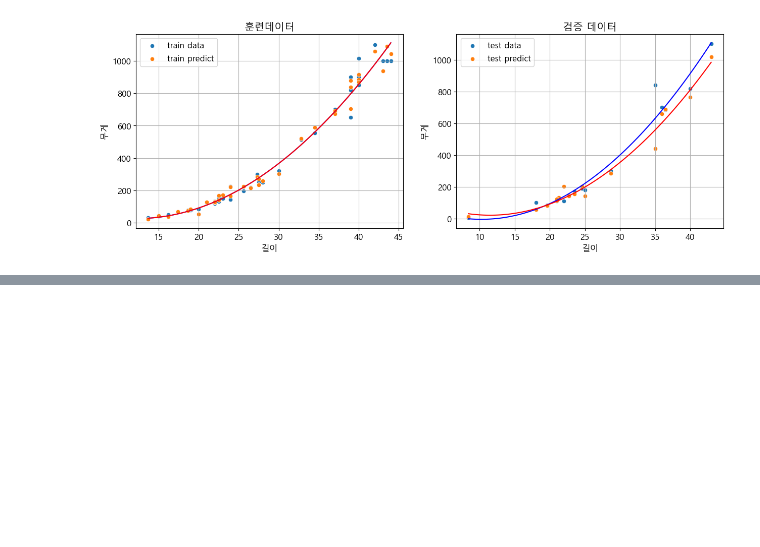
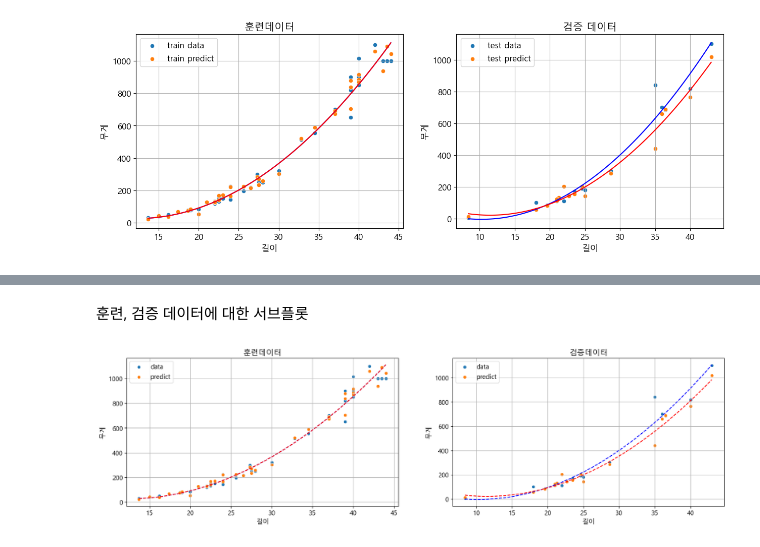
Before and after one commit to Jeeunun/Data_analysis_education_Closed, a Jupyter notebook: data_analysis/F.데이터_마이닝/02_Sklearn/04.지도학습(3)_다항회귀.ipynb, the cells around one changed output, grey strips where cells are left out. Saved outputs shown, nothing was run; the diff lists cells and outputs as text; code cells hidden in the pictures; blank space fills up the shorter version.

Commit message:
지도학습(3)_다항회귀

```diff
--- a/data_analysis/F.데이터_마이닝/02_Sklearn/04.지도학습(3)_다항회귀.ipynb
+++ b/data_analysis/F.데이터_마이닝/02_Sklearn/04.지도학습(3)_다항회귀.ipynb
@@ -548,0 +563,8 @@ plt.close()
+# %% [markdown]
+훈련, 검증 데이터에 대한 서브플롯
+# %%
+helper.regplot(x_train['길이'], y_train['무게'], y_train_pred, '훈련데이터',
+                 x_test['길이'], y_test['무게'], y_test_pred, '검증데이터',
+                 figsize=(20,5), save_path='다항회귀.png' )
+# %% [output]
+[figure, added]
```
Also changed, not shown: parts of 4 cells of this notebook, 2 other files.
